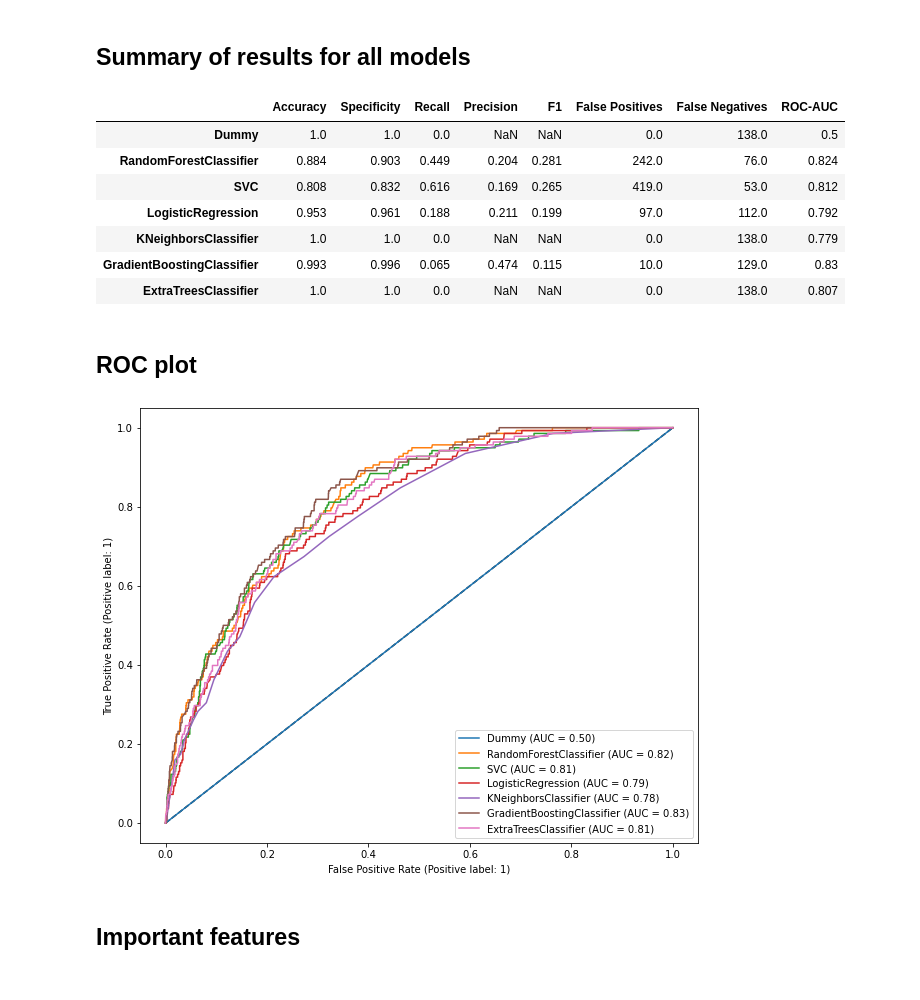
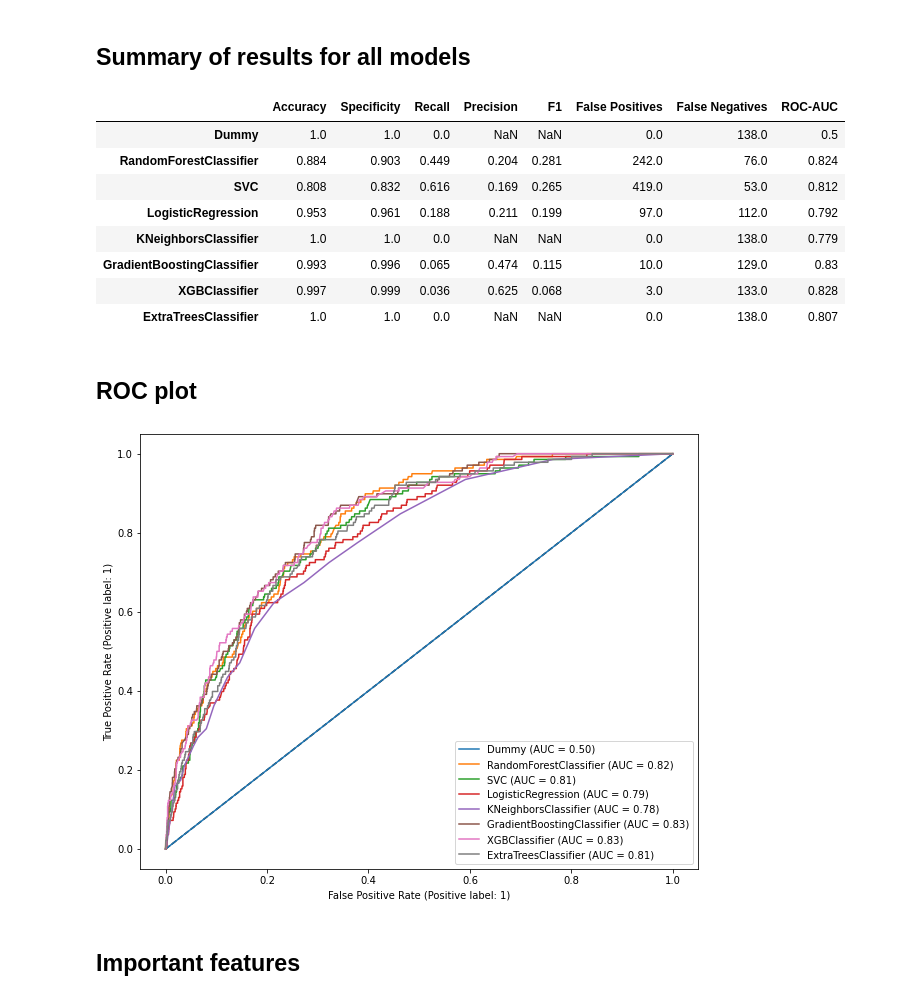
Before and after one commit to siowcm/project_4_west_nile_virus, a Jupyter notebook: code/Modelling.ipynb, the cells around one changed output. Saved outputs shown, nothing was run; the diff lists cells and outputs as text; code cells hidden in the pictures.

```diff
--- a/code/Modelling.ipynb
+++ b/code/Modelling.ipynb
@@ -333,7 +338,7 @@ et_result
 # %% [markdown]
 ## Summary of results for all models
 # %%
-summary = pd.concat([dummy_result, rfc_result, svc_result, lr_result, knn_result, gbc_result,# xgb_result
+summary = pd.concat([dummy_result, rfc_result, svc_result, lr_result, knn_result, gbc_result, xgb_result,
                     et_result])
 summary
 # %% [output]
@@ -344,22 +349,23 @@ summary
 | LogisticRegression | 0.953 | 0.961 | 0.188 | 0.211 | 0.199 | 97.0 | 112.0 | 0.792 |
 | KNeighborsClassifier | 1.0 | 1.0 | 0.0 | NaN | NaN | 0.0 | 138.0 | 0.779 |
 | GradientBoostingClassifier | 0.993 | 0.996 | 0.065 | 0.474 | 0.115 | 10.0 | 129.0 | 0.83 |
+| XGBClassifier | 0.997 | 0.999 | 0.036 | 0.625 | 0.068 | 3.0 | 133.0 | 0.828 |
 | ExtraTreesClassifier | 1.0 | 1.0 | 0.0 | NaN | NaN | 0.0 | 138.0 | 0.807 |
 # %% [markdown]
 ## ROC plot
 # %%
-models = [dummy, rfc, svc, lr, knn, gbc, et]
+models = [dummy, rfc, svc, lr, knn, gbc, xgb, et]
 
 fig, ax = plt.subplots(figsize=(10,8))
 plt.plot([0, 1], [0, 1], "k--")
 for i, model in enumerate(models):
     RocCurveDisplay.from_estimator(model,
                                    X_val,
                                    y_val,
                                    ax=ax,
                                    name=f'{summary.index[i]}')
 # %% [output]
-[figure, old version]
+[figure, new version]
 # %% [markdown]
 ## Important features
 # %%
```
Also changed, not shown: parts of 3 cells of this notebook.
